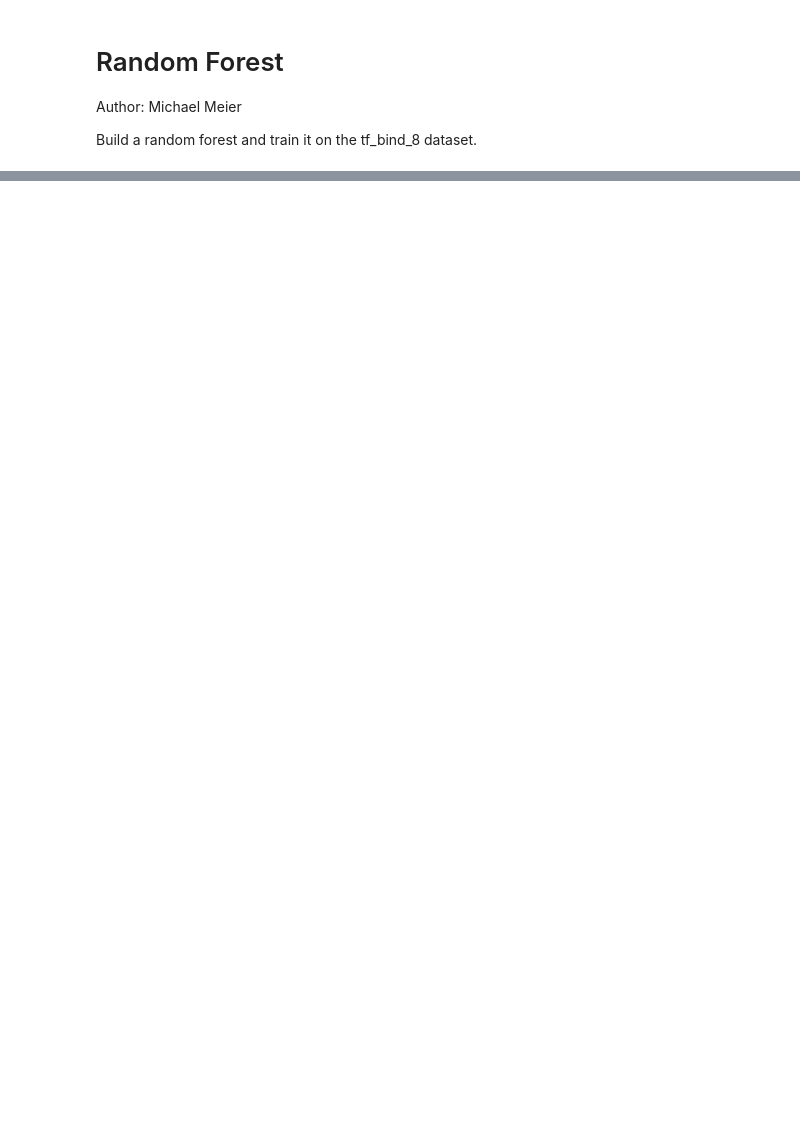
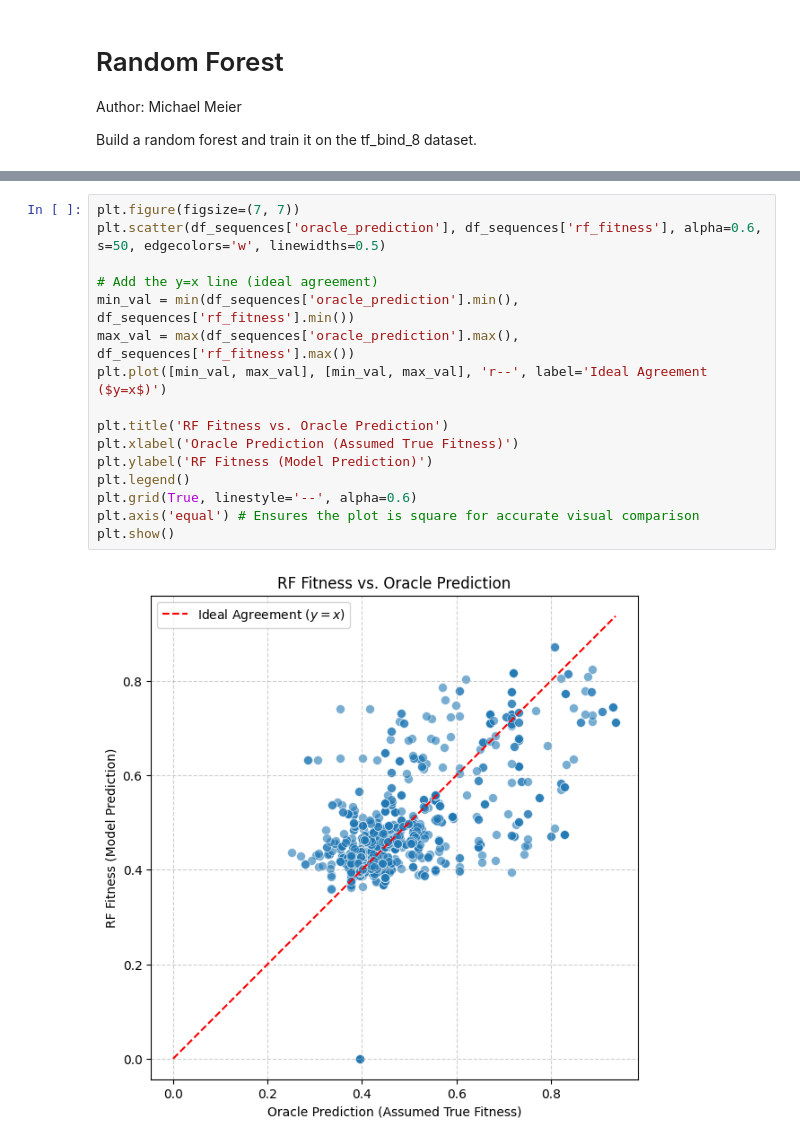
Before and after one commit to meier108/PracticalWork, a Jupyter notebook: RandomForest.ipynb, the cells around one changed output, grey strips where cells are left out. Drawn from its saved outputs; the diff is of its cells as text; blank space fills up the shorter version.

```diff
--- a/RandomForest.ipynb
+++ b/RandomForest.ipynb
@@ -47,0 +210,18 @@ Prediction for sample [0, 0, 0, 0, 0, 0, 0, 0]: [0.55352317]
+# %%
+plt.figure(figsize=(7, 7))
+plt.scatter(df_sequences['oracle_prediction'], df_sequences['rf_fitness'], alpha=0.6, s=50, edgecolors='w', linewidths=0.5)
+
+# Add the y=x line (ideal agreement)
+min_val = min(df_sequences['oracle_prediction'].min(), df_sequences['rf_fitness'].min())
+max_val = max(df_sequences['oracle_prediction'].max(), df_sequences['rf_fitness'].max())
+plt.plot([min_val, max_val], [min_val, max_val], 'r--', label='Ideal Agreement ($y=x$)')
+
+plt.title('RF Fitness vs. Oracle Prediction')
+plt.xlabel('Oracle Prediction (Assumed True Fitness)')
+plt.ylabel('RF Fitness (Model Prediction)')
+plt.legend()
+plt.grid(True, linestyle='--', alpha=0.6)
+plt.axis('equal') # Ensures the plot is square for accurate visual comparison
+plt.show()
+# %% [output]
+[figure, added]
```
Also changed, not shown: parts of 11 cells of this notebook, 7 other files.
